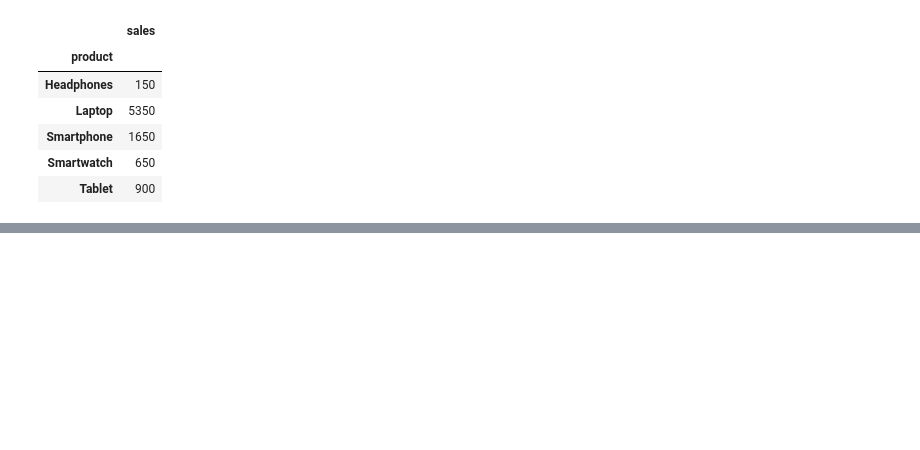
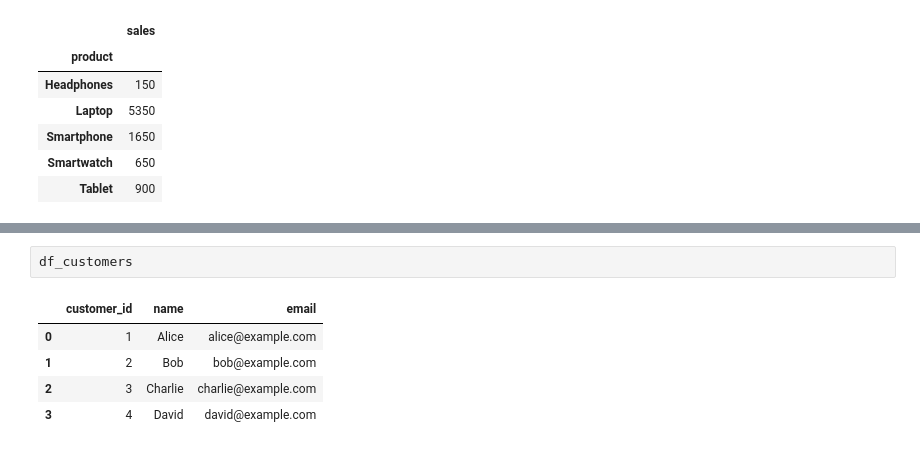
Before and after one commit to maxkatkalov/colabs, a Jupyter notebook: pands_tasks.ipynb, the cells around one changed output, grey strips where cells are left out. Saved outputs shown, nothing was run; the diff lists cells and outputs as text; blank space fills up the shorter version.

```diff
--- a/pands_tasks.ipynb
+++ b/pands_tasks.ipynb
@@ -835,0 +859,8 @@ pd.pivot_table(df, values="sales", index="product", aggfunc='sum')
+# %%
+df_customers
+# %% [output]
+|  | customer_id | name | email |
+| 0 | 1 | Alice | alice@example.com |
+| 1 | 2 | Bob | bob@example.com |
+| 2 | 3 | Charlie | charlie@example.com |
+| 3 | 4 | David | david@example.com |
```
Also changed, not shown: parts of 5 cells of this notebook, 1 other file.
